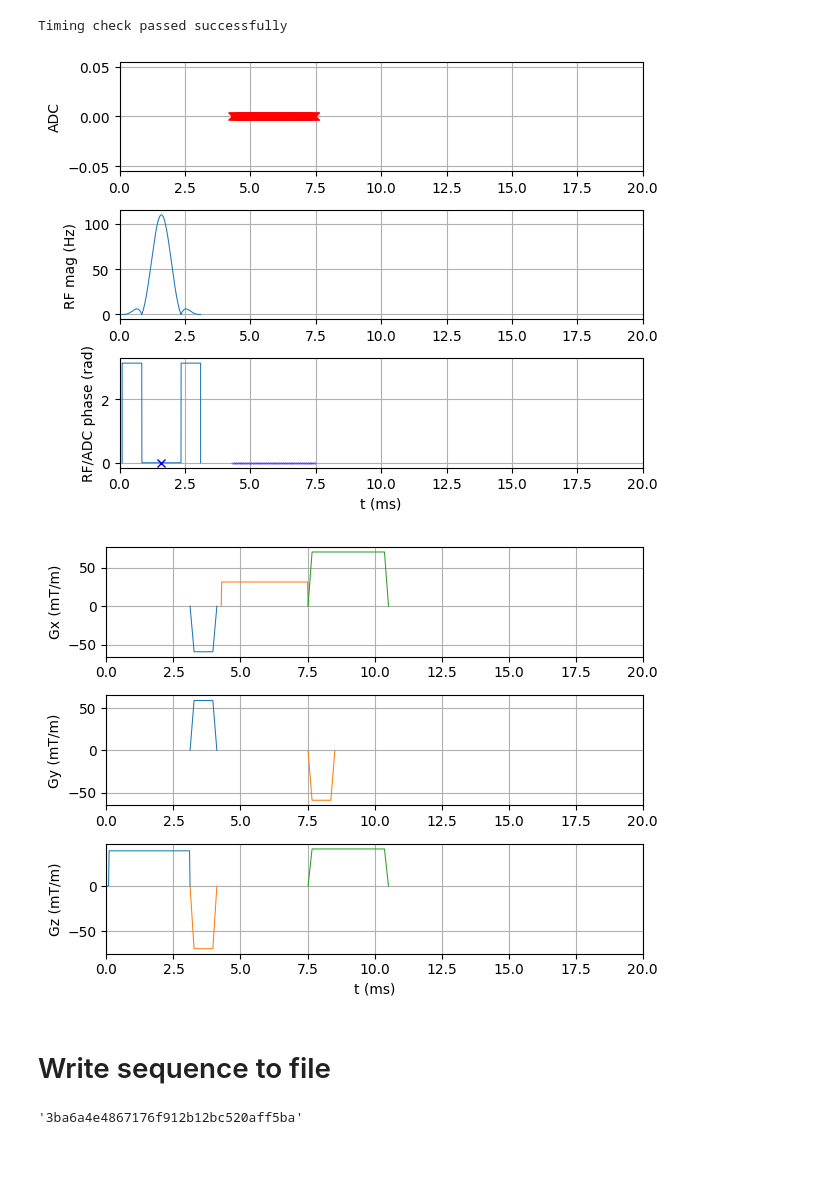
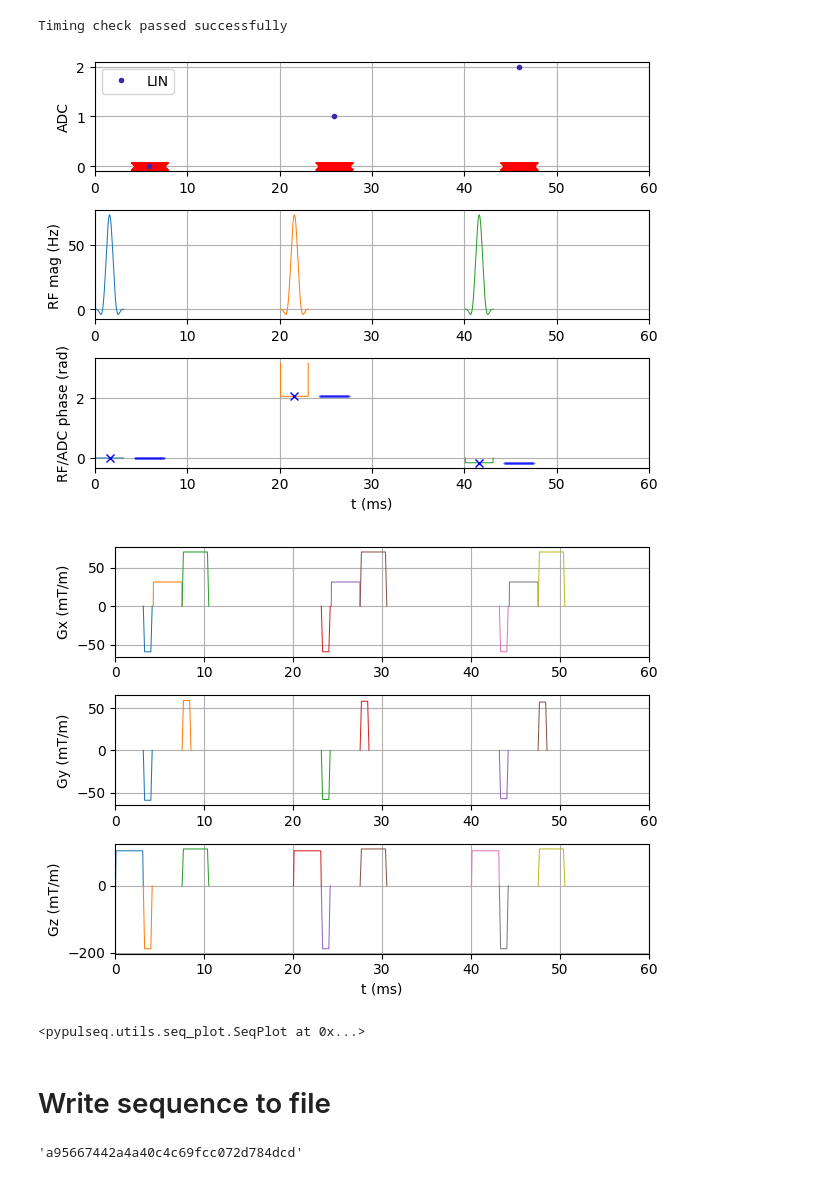
Before and after one commit to aTrotier/bruker_pulseq_utils, a Jupyter notebook: bruker_seq/2D_GRE.ipynb, the cells around one changed output. Saved outputs shown, nothing was run; the diff lists cells and outputs as text; code cells hidden in the pictures.

```diff
--- a/bruker_seq/2D_GRE.ipynb
+++ b/bruker_seq/2D_GRE.ipynb
@@ -6,8 +6,8 @@ import math
 fov = 30e-3  # Define FOV and resolution
 Nx = 128
 Ny = Nx
-alpha = 30  # Flip angle
-slice_thickness = 0.8e-3  # Slice thickness
+alpha = 20  # Flip angle
+slice_thickness = 0.3e-3  # Slice thickness
 n_slices = 1
 TE = 4.3e-3  # Echo time
 TR = 20e-3  # Repetition time
@@ -51,7 +51,15 @@ gx = pp.make_trapezoid(channel='x', flat_area=Nx * delta_k, flat_time=ro_duratio
 adc = pp.make_adc(num_samples=Nx, duration=gx.flat_time, delay=gx.rise_time, system=system)
 gx_pre = pp.make_trapezoid(channel='x', area=-gx.area / 2, duration=1e-3, system=system)
 gz_reph = pp.make_trapezoid(channel='z', area=-gz.area / 2, duration=1e-3, system=system)
-phase_areas = -(np.arange(Ny) - Ny / 2) * delta_k
+
+gy_pre = pp.make_trapezoid(
+        channel='y',
+        area= Ny / 2 * delta_k,
+        duration=pp.calc_duration(gx_pre),
+        system=system,
+    )
+
+scale_area = np.linspace(-1,1,Ny)
 # %%
 # Gradient spoiling
 gx_spoil = pp.make_trapezoid(channel='x', area=2 * Nx * delta_k,duration=spoiler_duration, system=system)
@@ -67,7 +75,8 @@ delay_TE = (
 )
 delay_TR = (
     math.ceil(
-        (TR - pp.calc_duration(gz) - pp.calc_duration(gx_pre) - pp.calc_duration(gx) - delay_TE)
+        (TR - pp.calc_duration(gz) - pp.calc_duration(gx_pre) - pp.calc_duration(gx) - delay_TE -
+        np.maximum(pp.calc_duration(gx_spoil), pp.calc_duration(gz_spoil)))
         / seq.grad_raster_time
     )
     * seq.grad_raster_time
@@ -131,10 +146,11 @@ else:
 # %% [output]
 Timing check passed successfully
 # %%
-seq.plot(label='lin', time_range=np.array([0, 1]) * TR, time_disp='ms',grad_disp='mT/m')
+seq.plot(label='lin', time_range=np.array([0, 3]) * TR, time_disp='ms',grad_disp='mT/m')
 # %% [output]
-[figure, old version]
+[figure, new version]
-[figure, old version]
+[figure, new version]
+<pypulseq.utils.seq_plot.SeqPlot at 0x...>
 # %% [markdown]
 # Write sequence to file
 # %%
@@ -142,9 +158,7 @@ seq.plot(label='lin', time_range=np.array([0, 1]) * TR, time_disp='ms',grad_disp
 # store all hyperparameters
 # Systems
 seq.set_definition(key='system_max_grad', value=system.max_grad)
-seq.set_definition(key='system_grad_unit', value=system.grad_unit)
 seq.set_definition(key='system_max_slew', value=system.max_slew)
-seq.set_definition(key='system_slew_unit', value=system.slew_unit)
 seq.set_definition(key='system_rf_ringdown_time', value=system.rf_ringdown_time)
 seq.set_definition(key='system_rf_dead_time', value=system.rf_dead_time)
 seq.set_definition(key='system_adc_dead_time', value=system.adc_dead_time)
@@ -166,6 +180,6 @@ seq.set_definition(key='ro_duration', value=ro_duration)
 seq.set_definition(key='spoiler_duration', value=spoiler_duration)
 
 seq.set_definition(key='Name', value='bruker_gre_label')
-seq.write("out/bruker_gre_label")
+seq.write("out/bruker_gre")
 # %% [output]
-'3ba6a4e4867176f912b12bc520aff5ba'
+'a95667442a4a40c4c69fcc072d784dcd'
```
Also changed, not shown: parts of 1 cell of this notebook, 1 other file.
